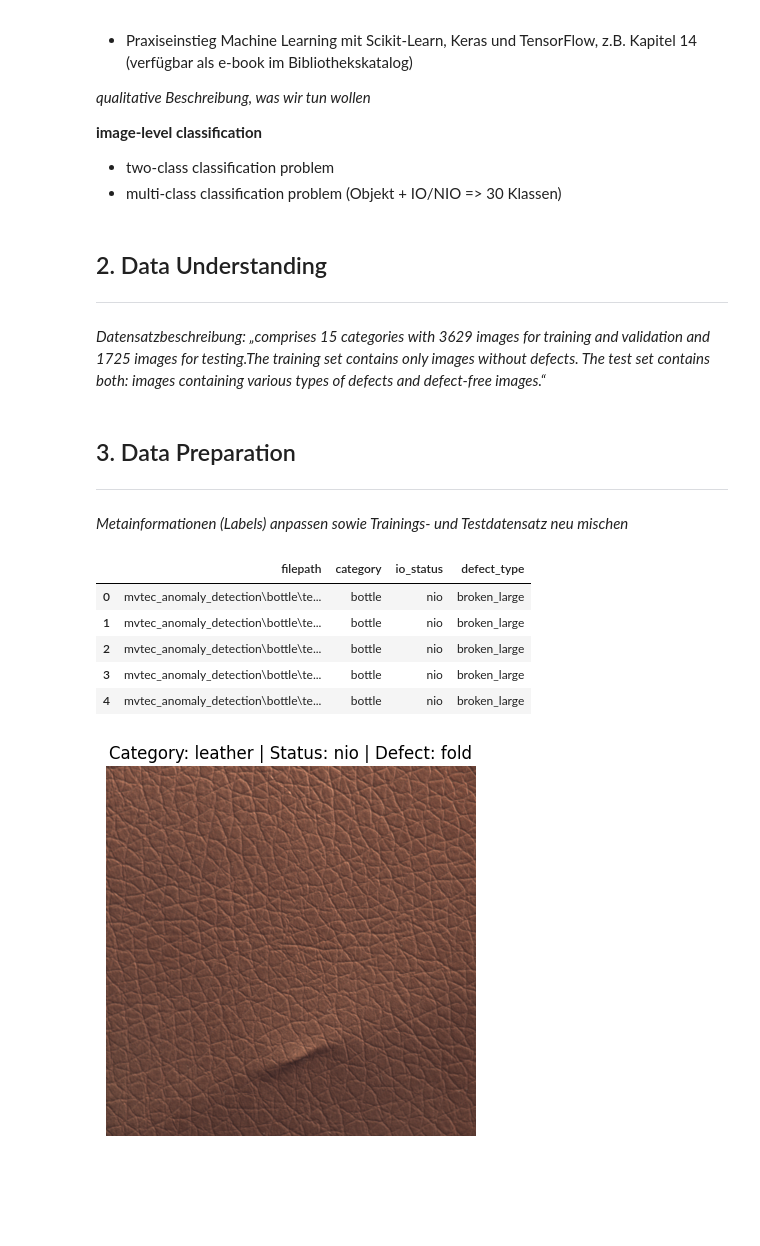
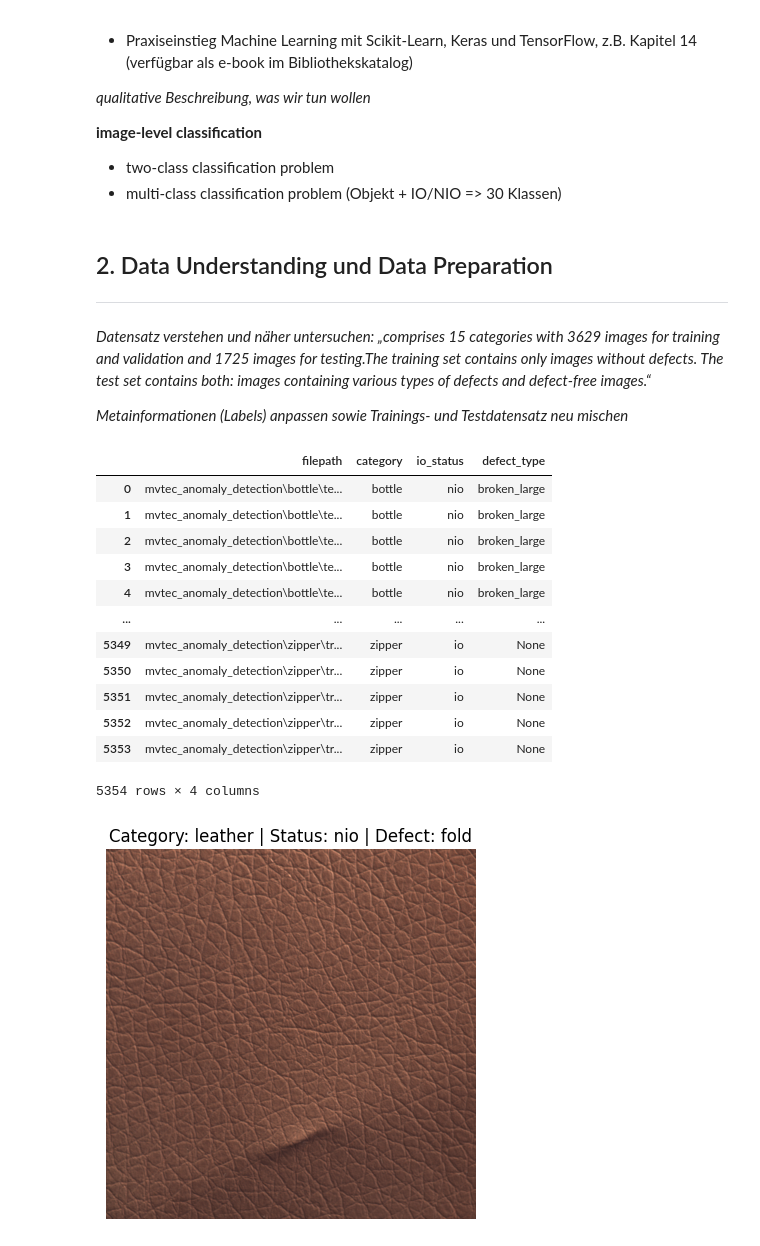
Before and after one commit to NRU310/MLDL, a Jupyter notebook: gr7_thema1.ipynb, the cells around one changed output. Cells and saved outputs as stored; diff of their text form; code cells hidden in the pictures; blank space fills up the shorter version.

Commit message:
Train-Test-Split

```diff
--- a/gr7_thema1.ipynb
+++ b/gr7_thema1.ipynb
@@ -144,14 +157,12 @@ Bücher:
 * two-class classification problem
 * multi-class classification problem (Objekt + IO/NIO => 30 Klassen)
 # %% [markdown]
-## 2. Data Understanding
+## 2. Data Understanding und Data Preparation
 ---
+
+*Datensatz verstehen und näher untersuchen: „comprises 15 categories with 3629 images for training and validation and 1725 images for testing.The training set contains only images without defects. The test set contains both: images containing various types of defects and defect-free images.“*
+
+*Metainformationen (Labels) anpassen sowie Trainings- und Testdatensatz neu mischen*
-# %% [markdown]
-*Datensatzbeschreibung: „comprises 15 categories with 3629 images for training and validation and 1725 images for testing.The training set contains only images without defects. The test set contains both: images containing various types of defects and defect-free images.“*
-# %% [markdown]
-## 3. Data Preparation
----
-*Metainformationen (Labels) anpassen sowie Trainings- und Testdatensatz neu mischen*
 # %%
 # Labeling
 
@@ -172,34 +183,41 @@ for category_dir in BASE_DIR.iterdir():
         for defect_dir in split_dir.iterdir():
             if not defect_dir.is_dir():
                 continue
 
             defect_name = defect_dir.name
 
             for img_path in defect_dir.glob("*.png"):
 
                 if defect_name == "good":
                     io_status = "io"
                     defect_type = None
                 else:
                     io_status = "nio"
                     defect_type = defect_name
 
                 records.append({
                     "filepath": str(img_path.relative_to(DATA_ROOT)),
                     "category": category,
                     "io_status": io_status,
                     "defect_type": defect_type
                 })
 
 df_labels = pd.DataFrame(records)
-df_labels.head()
+df_labels
 # %% [output]
 |  | filepath | category | io_status | defect_type |
 | 0 | mvtec_anomaly_detection\bottle\te... | bottle | nio | broken_large |
 | 1 | mvtec_anomaly_detection\bottle\te... | bottle | nio | broken_large |
 | 2 | mvtec_anomaly_detection\bottle\te... | bottle | nio | broken_large |
 | 3 | mvtec_anomaly_detection\bottle\te... | bottle | nio | broken_large |
 | 4 | mvtec_anomaly_detection\bottle\te... | bottle | nio | broken_large |
+| ... | ... | ... | ... | ... |
+| 5349 | mvtec_anomaly_detection\zipper\tr... | zipper | io | None |
+| 5350 | mvtec_anomaly_detection\zipper\tr... | zipper | io | None |
+| 5351 | mvtec_anomaly_detection\zipper\tr... | zipper | io | None |
+| 5352 | mvtec_anomaly_detection\zipper\tr... | zipper | io | None |
+| 5353 | mvtec_anomaly_detection\zipper\tr... | zipper | io | None |
+5354 rows × 4 columns
 # %%
 # ein zufälliges Bild auswählen
 row = df_labels.sample(1).iloc[0]
```
Also changed, not shown: parts of 6 cells of this notebook.
